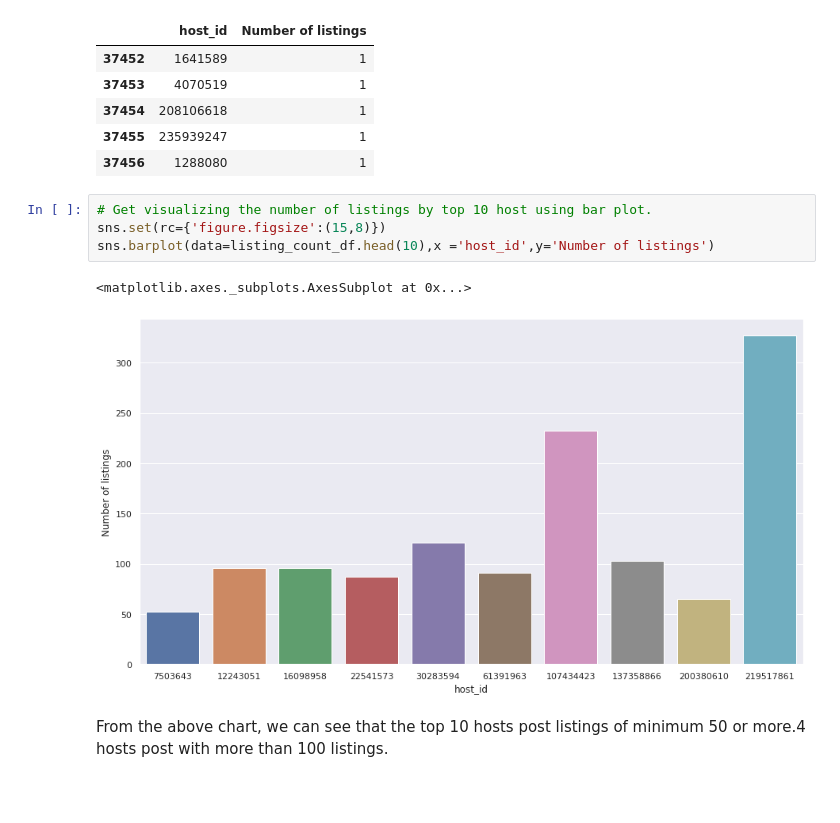
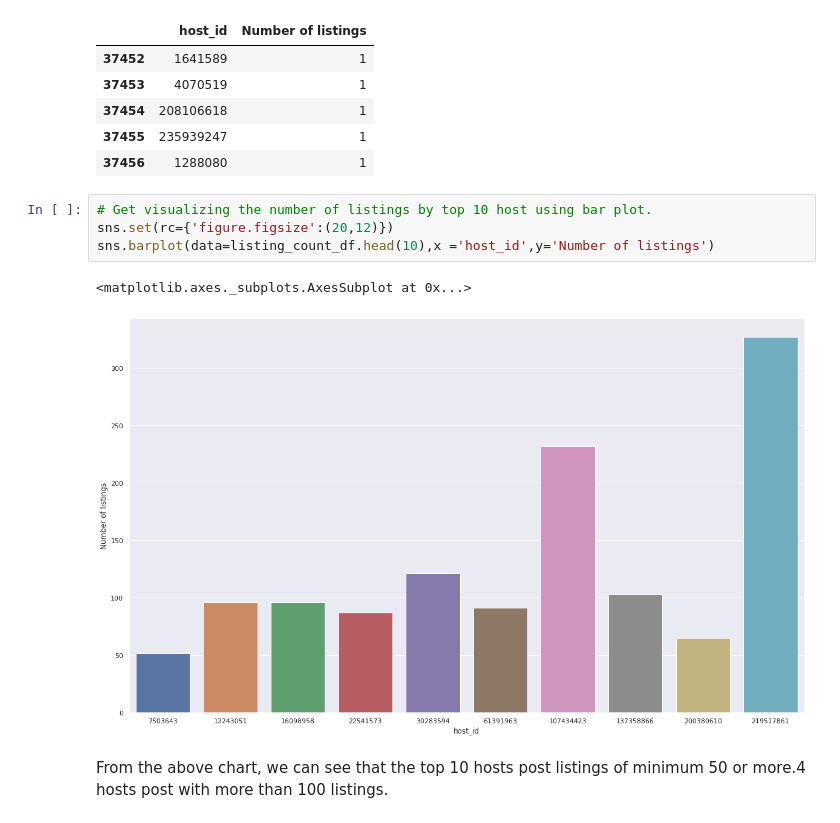
Before and after one commit to huda-nur-ed/AirBnB-Bookings-Analysis, a Jupyter notebook: [EDA_ABTN0101]_F_M_Nurul_Huda_AirBnB_Bookings_Analysis.ipynb, the cells around one changed output. Drawn from its saved outputs; the diff is of its cells as text; blank space fills up the shorter version.

```diff
--- a/[EDA_ABTN0101]_F_M_Nurul_Huda_AirBnB_Bookings_Analysis.ipynb
+++ b/[EDA_ABTN0101]_F_M_Nurul_Huda_AirBnB_Bookings_Analysis.ipynb
@@ -164,11 +181,11 @@ listing_count_df.tail()
 | 37456 | 1288080 | 1 |
 # %%
 # Get visualizing the number of listings by top 10 host using bar plot.
-sns.set(rc={'figure.figsize':(15,8)})
+sns.set(rc={'figure.figsize':(20,12)})
 sns.barplot(data=listing_count_df.head(10),x ='host_id',y='Number of listings')
 # %% [output]
 <matplotlib.axes._subplots.AxesSubplot at 0x...>
-[figure, old version]
+[figure, new version]
 # %% [markdown]
 From the above chart, we can see that the top 10 hosts post listings of minimum 50 or more.4 hosts post with more than 100 listings.
 # %%
```
Also changed, not shown: parts of 26 cells of this notebook.
